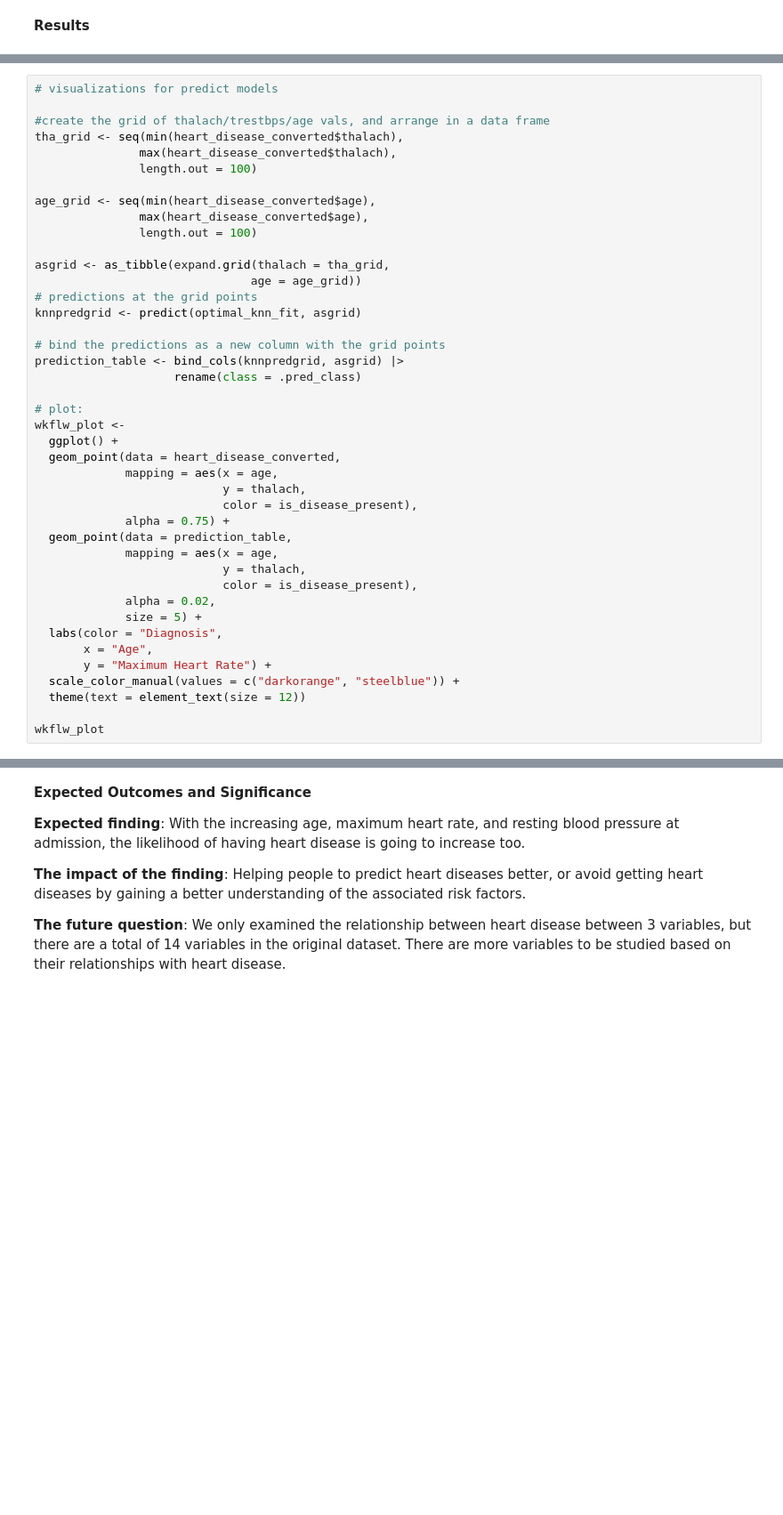
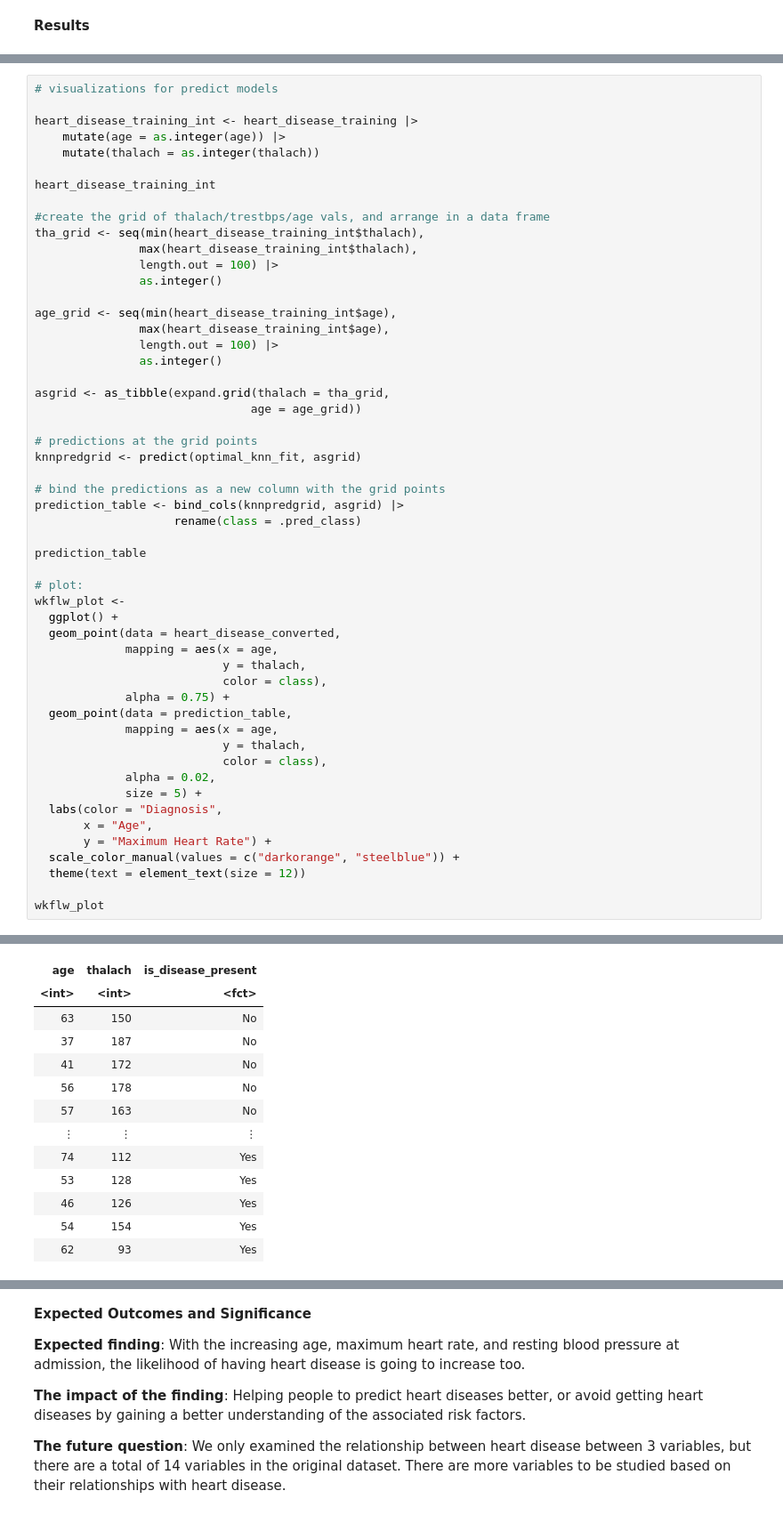
Before and after one commit to holiday-sean/dsci100_project, a Jupyter notebook: project.ipynb, the cells around one changed output, grey strips where cells are left out. Shown: that part at 89% size. Drawn from its saved outputs; the diff is of its cells as text; blank space fills up the shorter version.

```diff
--- a/project.ipynb
+++ b/project.ipynb
@@ -307,17 +325,26 @@ A tibble: 217 × 4
 # %%
 # visualizations for predict models
 
+heart_disease_training_int <- heart_disease_training |>
+    mutate(age = as.integer(age)) |>
+    mutate(thalach = as.integer(thalach))
+
+heart_disease_training_int
+
 #create the grid of thalach/trestbps/age vals, and arrange in a data frame
-tha_grid <- seq(min(heart_disease_converted$thalach),
-               max(heart_disease_converted$thalach),
-               length.out = 100)
+tha_grid <- seq(min(heart_disease_training_int$thalach),
+               max(heart_disease_training_int$thalach),
+               length.out = 100) |>
+               as.integer()
 
-age_grid <- seq(min(heart_disease_converted$age),
-               max(heart_disease_converted$age),
-               length.out = 100)
+age_grid <- seq(min(heart_disease_training_int$age),
+               max(heart_disease_training_int$age),
+               length.out = 100) |>
+               as.integer()
 
 asgrid <- as_tibble(expand.grid(thalach = tha_grid,
                                age = age_grid))
+
 # predictions at the grid points
 knnpredgrid <- predict(optimal_knn_fit, asgrid)
 
@@ -325,18 +352,20 @@ knnpredgrid <- predict(optimal_knn_fit, asgrid)
 prediction_table <- bind_cols(knnpredgrid, asgrid) |>
                     rename(class = .pred_class)
 
+prediction_table
+
 # plot:
 wkflw_plot <-
   ggplot() +
   geom_point(data = heart_disease_converted,
              mapping = aes(x = age,
                            y = thalach,
-                           color = is_disease_present),
+                           color = class),
              alpha = 0.75) +
   geom_point(data = prediction_table,
              mapping = aes(x = age,
                            y = thalach,
-                           color = is_disease_present),
+                           color = class),
              alpha = 0.02,
              size = 5) +
   labs(color = "Diagnosis",
@@ -352,0 +380,13 @@ ERROR: Error in `scream()`:
+| age | thalach | is_disease_present |
+| <int> | <int> | <fct> |
+| 63 | 150 | No |
+| 37 | 187 | No |
+| 41 | 172 | No |
+| 56 | 178 | No |
+| 57 | 163 | No |
+| ⋮ | ⋮ | ⋮ |
+| 74 | 112 | Yes |
+| 53 | 128 | Yes |
+| 46 | 126 | Yes |
+| 54 | 154 | Yes |
+| 62 | 93 | Yes |
```
Also changed, not shown: parts of 5 cells of this notebook.
